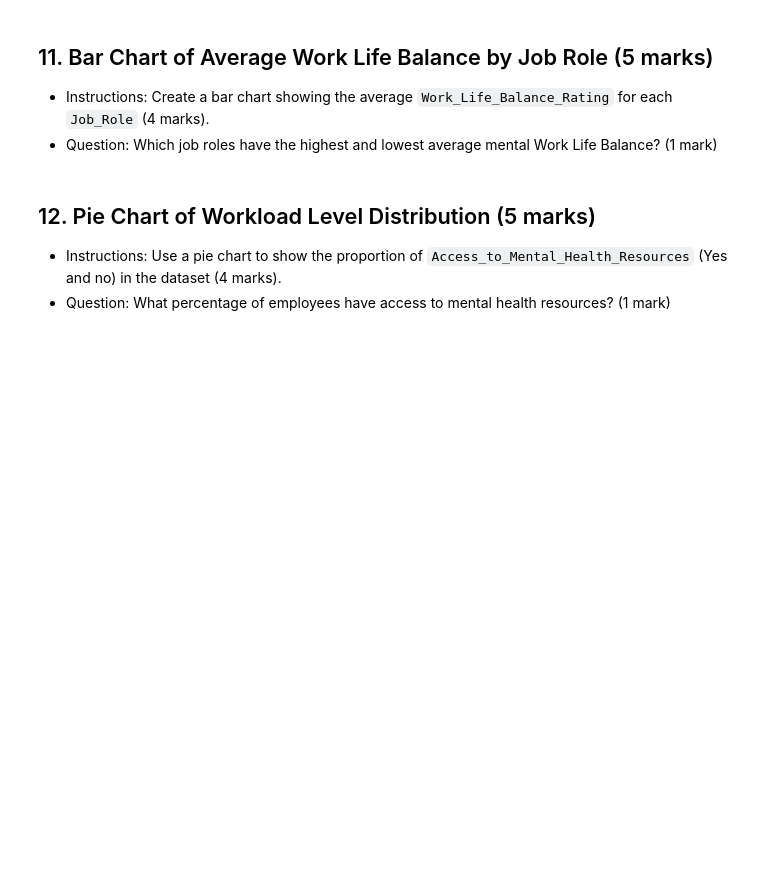
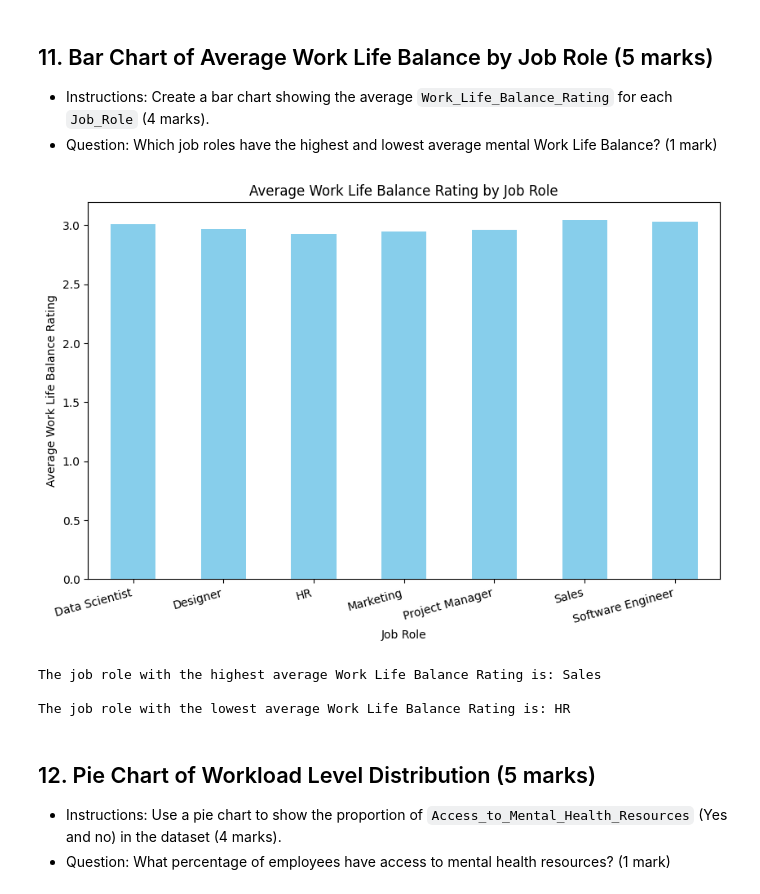
Before and after one commit to Denji-1/Data_Analytics_with_Python, a Jupyter notebook: Assessment/Data_Analytics_with_Python_Assessment.ipynb, the cells around one changed output. Cells and saved outputs as stored; diff of their text form; code cells hidden in the pictures; blank space fills up the shorter version.

```diff
--- a/Assessment/Data_Analytics_with_Python_Assessment.ipynb
+++ b/Assessment/Data_Analytics_with_Python_Assessment.ipynb
@@ -221,3 +428,31 @@ Instructions: Use individual commands to find the statistical summary.
+# %%
+
+
+# Create the bar chart
+plt.figure(figsize=(10, 6))
+work_life_balance_means.plot(kind='bar', color='skyblue')
+
+# Label the axes and add a title
+plt.xlabel('Job Role')
+plt.ylabel('Average Work Life Balance Rating')
+plt.title('Average Work Life Balance Rating by Job Role')
+
+# Display the chart
+plt.xticks(rotation=15, ha='right')  # Rotate job role labels for better readability
+plt.show()
+
+# Find the job role with the highest and lowest average Work Life Balance Rating
+highest_work_life_balance = work_life_balance_means.idxmax()
+lowest_work_life_balance = work_life_balance_means.idxmin()
+
+# Print the results
+print(f"\nThe job role with the highest average Work Life Balance Rating is: {highest_work_life_balance}")
+print(f"\nThe job role with the lowest average Work Life Balance Rating is: {lowest_work_life_balance}")
+# %% [output]
+[figure, added]
+The job role with the highest average Work Life Balance Rating is: Sales
+
+The job role with the lowest average Work Life Balance Rating is: HR
 # %% [markdown]
 ## 12. Pie Chart of Workload Level Distribution (5 marks)
 - Instructions: Use a pie chart to show the proportion of `Access_to_Mental_Health_Resources` (Yes and no) in the dataset (4 marks).
```
Also changed, not shown: parts of 41 cells of this notebook.
